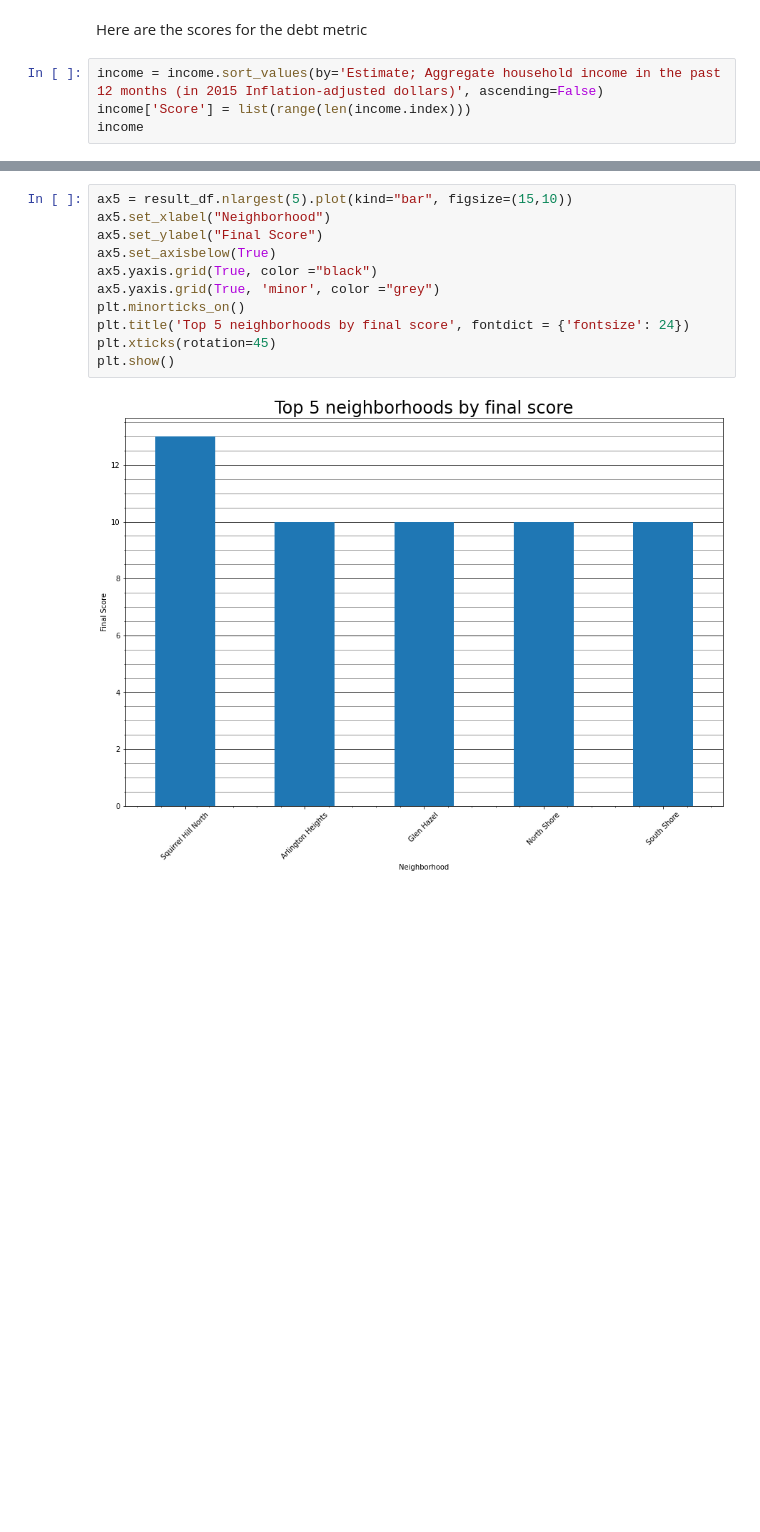
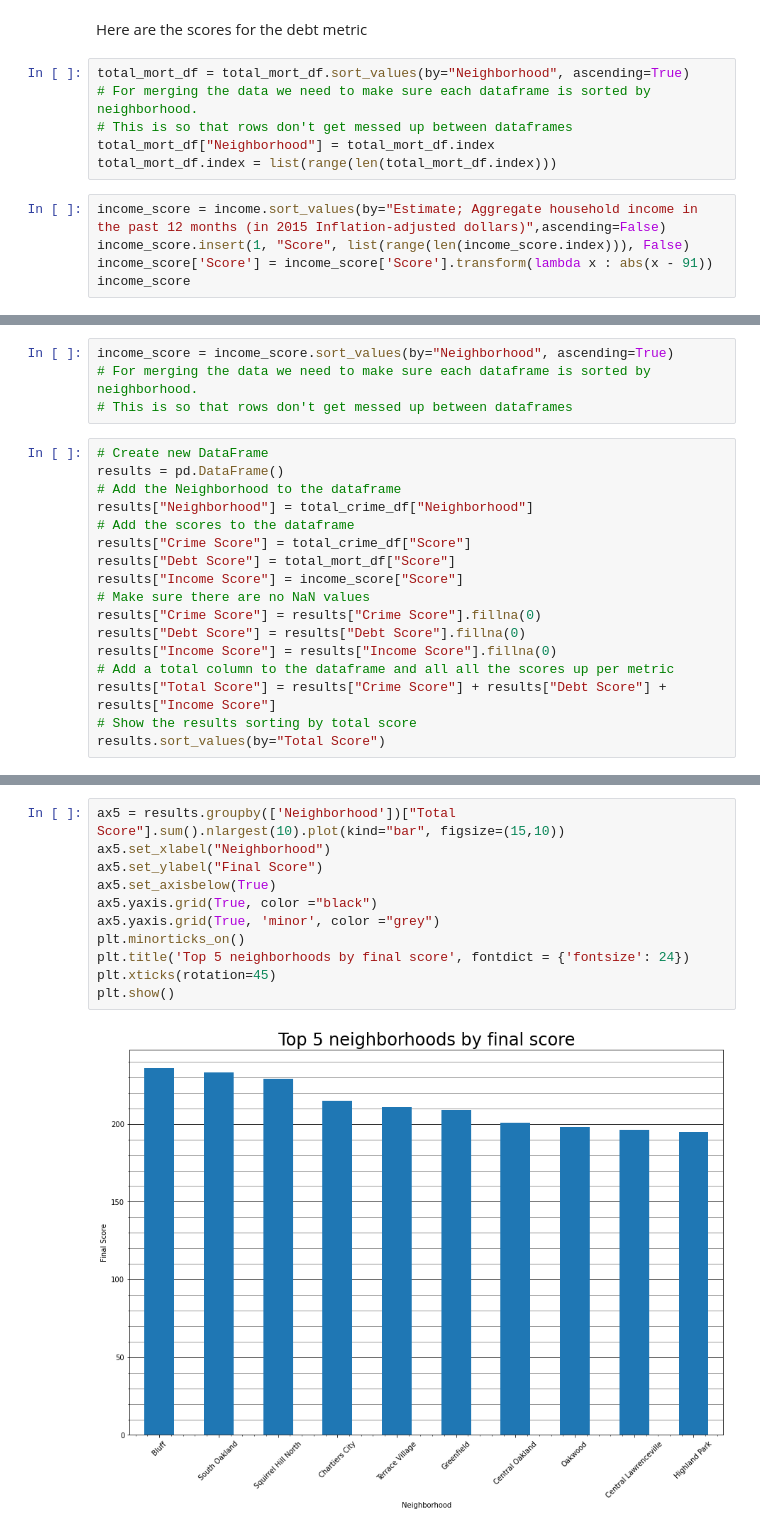
Before and after one commit to lampealex888/FinalProject, a Jupyter notebook: groupNotebook.ipynb, the cells around one changed output, grey strips where cells are left out. Drawn from its saved outputs; the diff is of its cells as text; blank space fills up the shorter version.

```diff
--- a/groupNotebook.ipynb
+++ b/groupNotebook.ipynb
@@ -514,7 +519,14 @@ total_mort_df
 # %% [markdown]
 Here are the scores for the debt metric
+# %%
+total_mort_df = total_mort_df.sort_values(by="Neighborhood", ascending=True)
+# For merging the data we need to make sure each dataframe is sorted by neighborhood.
+# This is so that rows don't get messed up between dataframes
+total_mort_df["Neighborhood"] = total_mort_df.index
+total_mort_df.index = list(range(len(total_mort_df.index)))
 # %%
-income = income.sort_values(by='Estimate; Aggregate household income in the past 12 months (in 2015 Inflation-adjusted dollars)', ascending=False)
-income['Score'] = list(range(len(income.index)))
-income
+income_score = income.sort_values(by="Estimate; Aggregate household income in the past 12 months (in 2015 Inflation-adjusted dollars)",ascending=False)
+income_score.insert(1, "Score", list(range(len(income_score.index))), False)
+income_score['Score'] = income_score['Score'].transform(lambda x : abs(x - 91))
+income_score
 # %% [output]
@@ -539,0 +549,21 @@ result_df = results.groupby(['Neighborhood'])['Final Score'].sum()
+# %%
+income_score = income_score.sort_values(by="Neighborhood", ascending=True)
+# For merging the data we need to make sure each dataframe is sorted by neighborhood.
+# This is so that rows don't get messed up between dataframes
+# %%
+# Create new DataFrame
+results = pd.DataFrame()
+# Add the Neighborhood to the dataframe
+results["Neighborhood"] = total_crime_df["Neighborhood"]
+# Add the scores to the dataframe
+results["Crime Score"] = total_crime_df["Score"]
+results["Debt Score"] = total_mort_df["Score"]
+results["Income Score"] = income_score["Score"]
+# Make sure there are no NaN values
+results["Crime Score"] = results["Crime Score"].fillna(0)
+results["Debt Score"] = results["Debt Score"].fillna(0)
+results["Income Score"] = results["Income Score"].fillna(0)
+# Add a total column to the dataframe and all all the scores up per metric
+results["Total Score"] = results["Crime Score"] + results["Debt Score"] + results["Income Score"]
+# Show the results sorting by total score
+results.sort_values(by="Total Score")
@@ -540,14 +584,14 @@ result_df = results.groupby(['Neighborhood'])['Final Score'].sum()
 # %%
-ax5 = result_df.nlargest(5).plot(kind="bar", figsize=(15,10))
+ax5 = results.groupby(['Neighborhood'])["Total Score"].sum().nlargest(10).plot(kind="bar", figsize=(15,10))
 ax5.set_xlabel("Neighborhood")
 ax5.set_ylabel("Final Score")
 ax5.set_axisbelow(True)
 ax5.yaxis.grid(True, color ="black")
 ax5.yaxis.grid(True, 'minor', color ="grey")
 plt.minorticks_on()
 plt.title('Top 5 neighborhoods by final score', fontdict = {'fontsize': 24})
 plt.xticks(rotation=45)
 plt.show()
 # %% [output]
-[figure, old version]
+[figure, new version]
 # %% [markdown]
```
Also changed, not shown: parts of 16 cells of this notebook.
